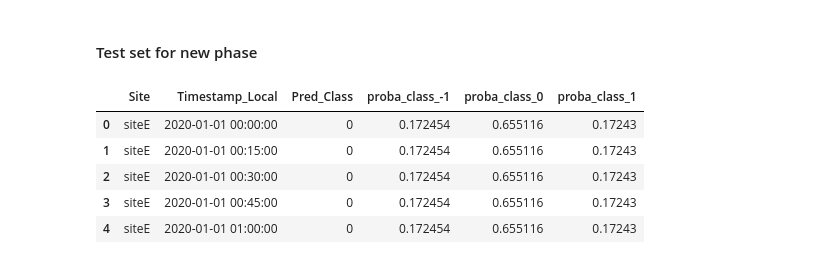
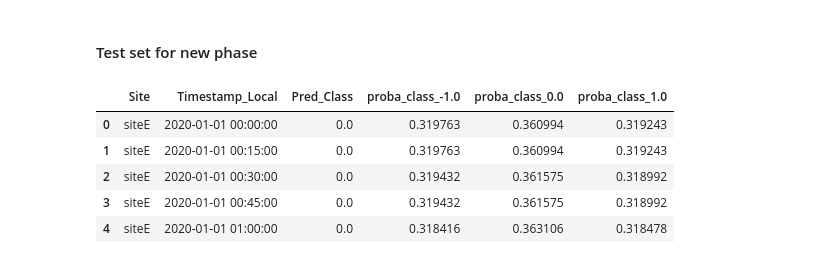
Before and after one commit to genrry/flextrack-challenge, a Jupyter notebook: train-warmup.ipynb, the cells around one changed output. Saved outputs shown, nothing was run; the diff lists cells and outputs as text; code cells hidden in the pictures.

```diff
--- a/train-warmup.ipynb
+++ b/train-warmup.ipynb
@@ -43 +110,3 @@ lags_features = get_lags_features(X_train, ["1h","1d","7d"])
+# %%
+X_train = create_features(X_train)
 # %%
@@ -45,24 +113,4 @@ lags_features = get_lags_features(X_train, ["1h","1d","7d"])
 X_train = X_train.set_index(index_cols).join(lags_features).reset_index()
-# %%
-import numpy as np
-
-def add_time_features(df, time_col='Timestamp_Local'):
-    df['Minute'] = df[time_col].dt.minute
-    df['Hour'] = df[time_col].dt.hour
-    df['Day'] = df[time_col].dt.day
-    df['Month'] = df[time_col].dt.month
-    df['Year'] = df[time_col].dt.year
-    df['Day_Of_Week'] = df[time_col].dt.dayofweek
-    df['Is_Weekend'] = df['Day_Of_Week'].isin([5, 6]).astype(int)
-
-    # Add cyclical features using cosine
-    df['Minute_cos'] = np.cos(2 * np.pi * df['Minute'] / 60)
-    df['Hour_cos'] = np.cos(2 * np.pi * df['Hour'] / 24)
-    df['Day_cos'] = np.cos(2 * np.pi * df['Day'] / 31)
-    df['Month_cos'] = np.cos(2 * np.pi * df['Month'] / 12)
-    df['Day_Of_Week_cos'] = np.cos(2 * np.pi * df['Day_Of_Week'] / 7)
-
-    return df
 # %%
 X_train = add_time_features(X_train)
 # %%
@@ -220,7 +259,7 @@ X_va.reset_index().groupby('Site')['Timestamp_Local'].describe().T
 # %%
 X_test = test_data[index_cols + features].copy()
 # %%
-lags_features = get_lags_features(X_test, ["1h","1d","7d"])
+lags_features = get_lags_features(X_test, selected_lags)
 # %%
 X_test = X_test.set_index(index_cols).join(lags_features).reset_index()
 # %%
@@ -257,7 +296,7 @@ for f in model_features:
 # Reorder
 X_test_feat_aligned = X_test_feat_aligned[model_features]
 
-cat_features = [i for i,f in enumerate(model_features) if f == 'Is_Weekend']
+cat_features = ["Is_Weekend", "Hour_Category", "Season"]
 
 test_pool = Pool(X_test_feat_aligned, cat_features=cat_features)
 
@@ -348,38 +387,37 @@ X_test_feat = X_test_missing_flag.set_index(index_cols)
 # Ensure alignment of features with training model
 target_like_cols = ['Demand_Response_Flag', '__label__']
 model_features = model.feature_names_  # order expected by model
 # Drop any unexpected columns
 X_test_feat_aligned = X_test_feat.drop(columns=[c for c in X_test_feat.columns if c not in model_features], errors='ignore')
 # Add any missing features as NaN
 for f in model_features:
     if f not in X_test_feat_aligned.columns:
         X_test_feat_aligned[f] = float('nan')
 # Reorder
 X_test_feat_aligned = X_test_feat_aligned[model_features]
 
-cat_features = ['Is_Weekend']
-
+cat_features = ["Is_Weekend", "Hour_Category", "Season"]
 test_pool = Pool(X_test_feat_aligned, cat_features=cat_features)
 
 pred_idx = model.predict(test_pool).astype(int).ravel()
 probs = model.predict_proba(test_pool)
 
 pred_labels = [idx_to_class[i] for i in pred_idx]
 
 prob_cols = {f'proba_class_{idx_to_class[i]}': probs[:, i] for i in range(probs.shape[1])}
 
 pred_df = X_test_feat_aligned.copy()
 pred_df['Pred_Class'] = pred_labels
 for k,v in prob_cols.items():
     pred_df[k] = v
 
 # Reset index for export
 pred_out = pred_df.reset_index()[index_cols + ['Pred_Class'] + list(prob_cols.keys())]
 pred_out.head()
 # %% [output]
-|  | Site | Timestamp_Local | Pred_Class | proba_class_-1 | proba_class_0 | proba_class_1 |
-| 0 | siteE | 2020-01-01 00:00:00 | 0 | 0.172454 | 0.655116 | 0.17243 |
-| 1 | siteE | 2020-01-01 00:15:00 | 0 | 0.172454 | 0.655116 | 0.17243 |
-| 2 | siteE | 2020-01-01 00:30:00 | 0 | 0.172454 | 0.655116 | 0.17243 |
-| 3 | siteE | 2020-01-01 00:45:00 | 0 | 0.172454 | 0.655116 | 0.17243 |
-| 4 | siteE | 2020-01-01 01:00:00 | 0 | 0.172454 | 0.655116 | 0.17243 |
+|  | Site | Timestamp_Local | Pred_Class | proba_class_-1.0 | proba_class_0.0 | proba_class_1.0 |
+| 0 | siteE | 2020-01-01 00:00:00 | 0.0 | 0.319763 | 0.360994 | 0.319243 |
+| 1 | siteE | 2020-01-01 00:15:00 | 0.0 | 0.319763 | 0.360994 | 0.319243 |
+| 2 | siteE | 2020-01-01 00:30:00 | 0.0 | 0.319432 | 0.361575 | 0.318992 |
+| 3 | siteE | 2020-01-01 00:45:00 | 0.0 | 0.319432 | 0.361575 | 0.318992 |
+| 4 | siteE | 2020-01-01 01:00:00 | 0.0 | 0.318416 | 0.363106 | 0.318478 |
```
Also changed, not shown: parts of 16 cells of this notebook, 1 other file.
